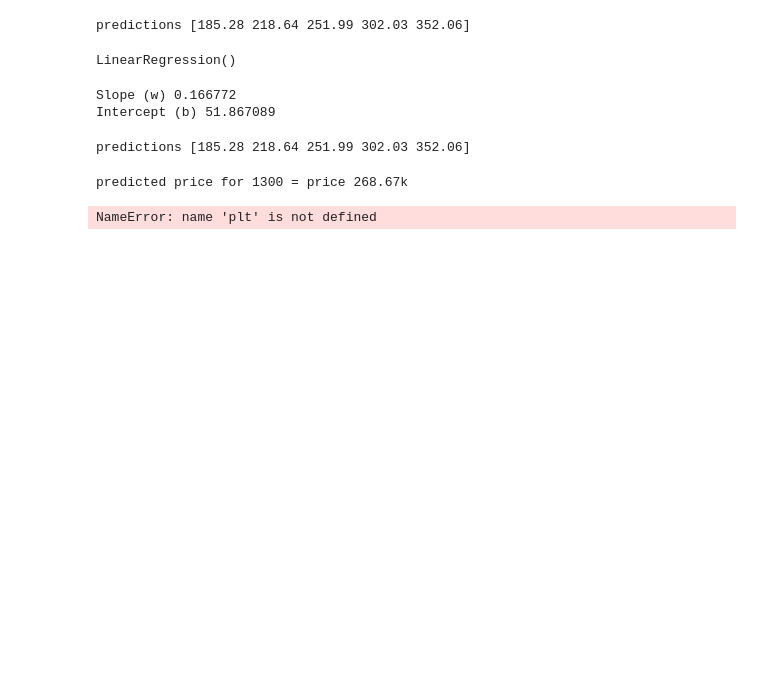
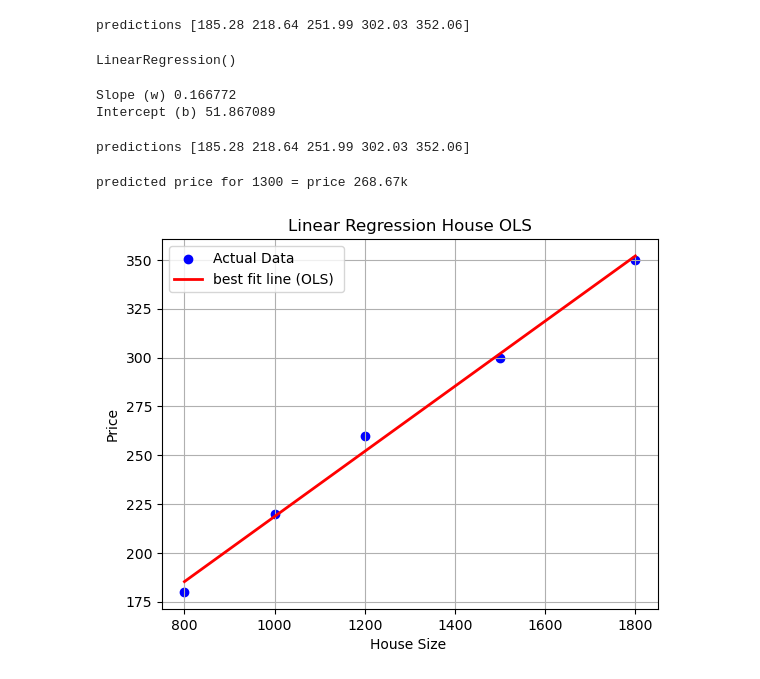
Before and after one commit to Pankaj-Str/Complete-Python-Mastery, a Jupyter notebook: 00 Lecture/CWPC01/ML/1 Jan 2026 - Linear Regression with OLS/Linear Regression with OLS.ipynb, the cells around one changed output. Saved outputs shown, nothing was run; the diff lists cells and outputs as text; code cells hidden in the pictures; blank space fills up the shorter version.

```diff
--- a/00 Lecture/CWPC01/ML/1 Jan 2026 - Linear Regression with OLS/Linear Regression with OLS.ipynb
+++ b/00 Lecture/CWPC01/ML/1 Jan 2026 - Linear Regression with OLS/Linear Regression with OLS.ipynb
@@ -53,15 +53,15 @@ print(f"predicted price for 1300 = price {predicted_price[0]:.2f}k")
 # %% [output]
 predicted price for 1300 = price 268.67k
 # %%
-import mat
+import matplotlib.pyplot as plt
 
 plt.scatter(X,y, color="blue",label="Actual Data")
-plt.plot(X,predictions,color="red",linewith=2,lable="best fit line (OLS) ")
-plt.xlable("House Size ")
-plt.ylable("Price")
+plt.plot(X,predictions,color="red",linewidth=2,label="best fit line (OLS) ")
+plt.xlabel("House Size ")
+plt.ylabel("Price")
 plt.title("Linear Regression House OLS")
 plt.legend()
 plt.grid(True)
 plt.show()
 # %% [output]
-NameError: name 'plt' is not defined
+[figure, added]
```
